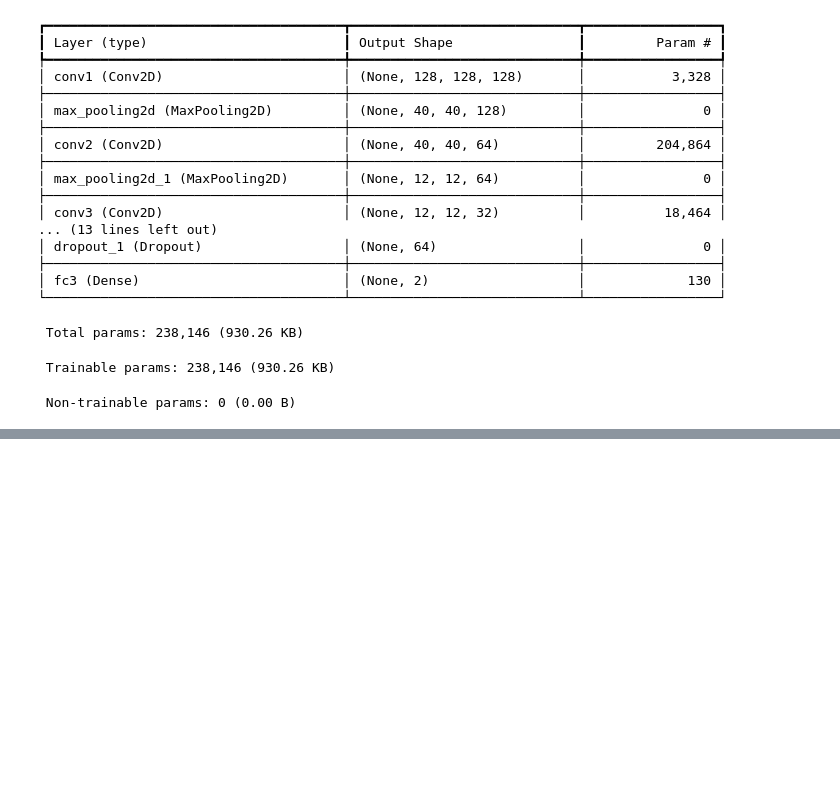
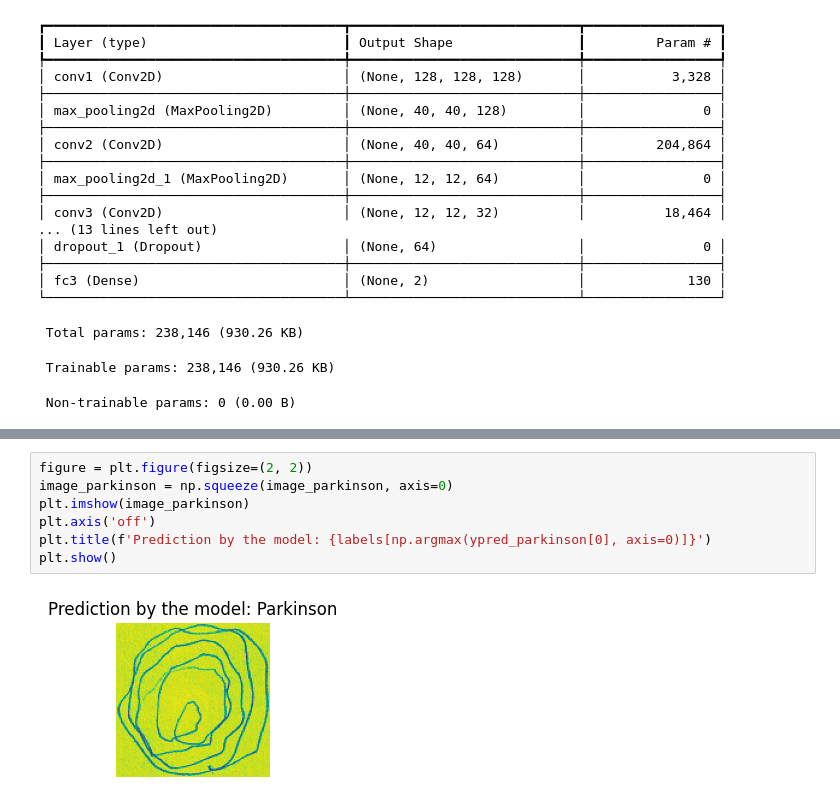
Before and after one commit to arijul2/Parkinson-s_Detection_ML, a Jupyter notebook: ParkinsonsDiseaseDetection.ipynb, the cells around one changed output, grey strips where cells are left out. Cells and saved outputs as stored; diff of their text form; blank space fills up the shorter version.

```diff
--- a/ParkinsonsDiseaseDetection.ipynb
+++ b/ParkinsonsDiseaseDetection.ipynb
@@ -356,0 +444,9 @@ Epoch 70/70
+# %%
+figure = plt.figure(figsize=(2, 2))
+image_parkinson = np.squeeze(image_parkinson, axis=0)
+plt.imshow(image_parkinson)
+plt.axis('off')
+plt.title(f'Prediction by the model: {labels[np.argmax(ypred_parkinson[0], axis=0)]}')
+plt.show()
+# %% [output]
+[figure, added]
```
Also changed, not shown: parts of 21 cells of this notebook.
